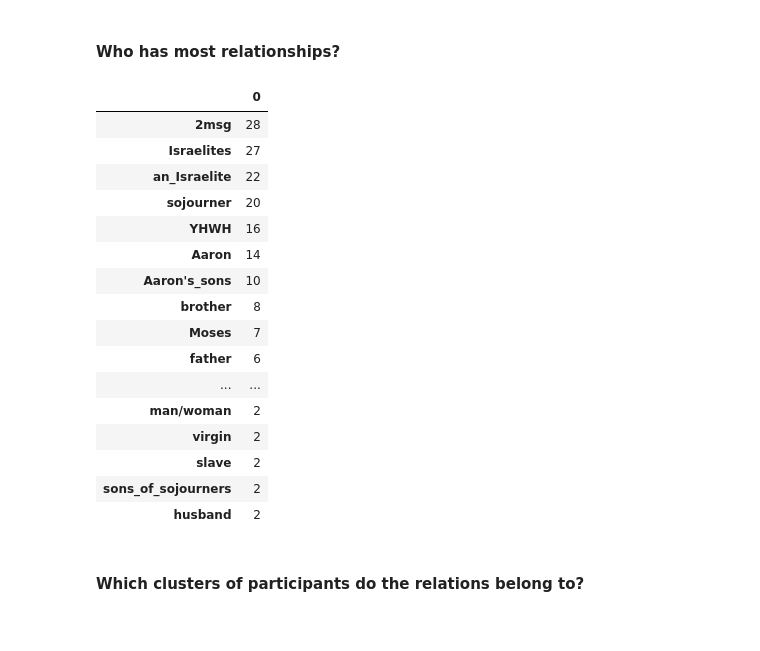
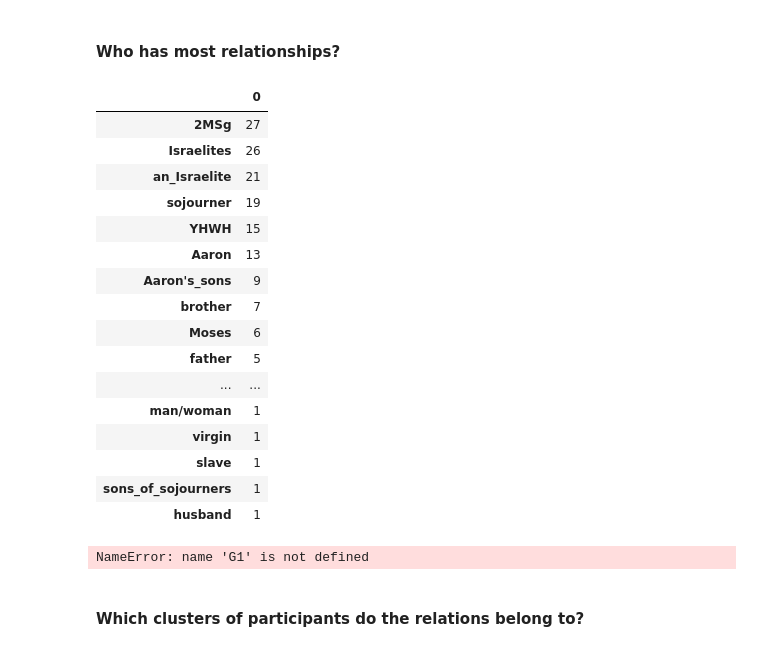
Before and after one commit to ch-jensen/SNA, a Jupyter notebook: 5_Visualizing participant networks.ipynb, the cells around one changed output. Saved outputs shown, nothing was run; the diff lists cells and outputs as text; code cells hidden in the pictures.

```diff
--- a/5_Visualizing participant networks.ipynb
+++ b/5_Visualizing participant networks.ipynb
@@ -28,40 +26,43 @@ NameError: name 'pd' is not defined
 # %%
 G = nx.MultiDiGraph()
 for n, row in data.iterrows():
-    G.add_edge(row.Source, row.Target, value=row.Label)
+    if row['Source'] != row['Target']: #Ignoring selfloops, e,g., "YHWH" > "YHWH"
+        G.add_edge(row.Source, row.Target, value=row.Label)
 # %% [markdown]
 #### Who has most relationships?
 # %%
 rel_dict = {}
 
 for n in G.nodes():
-    rel_dict[n] = len(nx.ego_graph(G, n, undirected=True))
+    rel_dict[n] = len(nx.ego_graph(G, n, undirected=True))-1
 
 pd.DataFrame([rel_dict]).T.sort_values(by=0, ascending=False)
 # %% [output]
 |  | 0 |
-| 2msg | 28 |
-| Israelites | 27 |
-| an_Israelite | 22 |
-| sojourner | 20 |
-| YHWH | 16 |
-| Aaron | 14 |
-| Aaron's_sons | 10 |
-| brother | 8 |
-| Moses | 7 |
-| father | 6 |
+| 2MSg | 27 |
+| Israelites | 26 |
+| an_Israelite | 21 |
+| sojourner | 19 |
+| YHWH | 15 |
+| Aaron | 13 |
+| Aaron's_sons | 9 |
+| brother | 7 |
+| Moses | 6 |
+| father | 5 |
 | ... | ... |
-| man/woman | 2 |
-| virgin | 2 |
-| slave | 2 |
-| sons_of_sojourners | 2 |
-| husband | 2 |
+| man/woman | 1 |
+| virgin | 1 |
+| slave | 1 |
+| sons_of_sojourners | 1 |
+| husband | 1 |
 # %%
 a = nx.ego_graph(G1, 'sojourner', undirected=True)
 b = nx.ego_graph(G1, 'Israelites', undirected=True)
 for n in a.nodes():
     if n not in b.nodes():
         print(n)
+# %% [output]
+NameError: name 'G1' is not defined
 # %% [markdown]
 #### Which clusters of participants do the relations belong to?
 # %%
```
Also changed, not shown: parts of 39 cells of this notebook, 47 other files.
